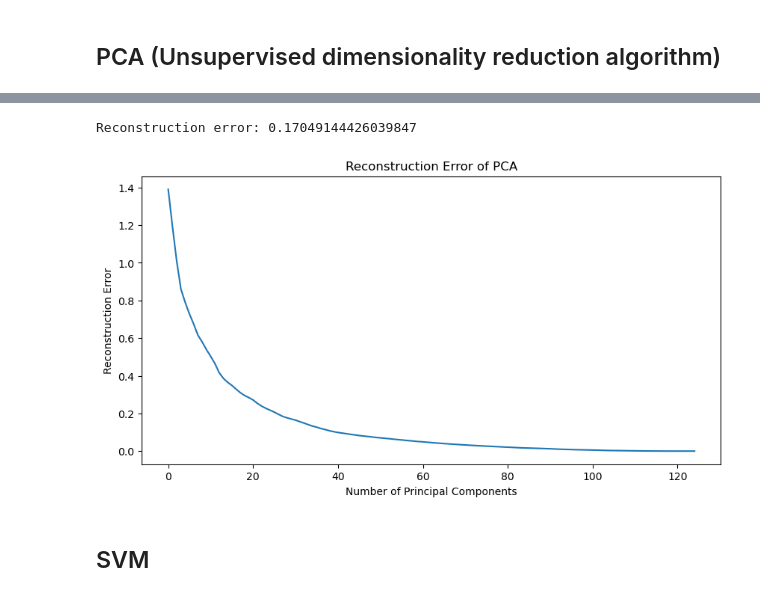
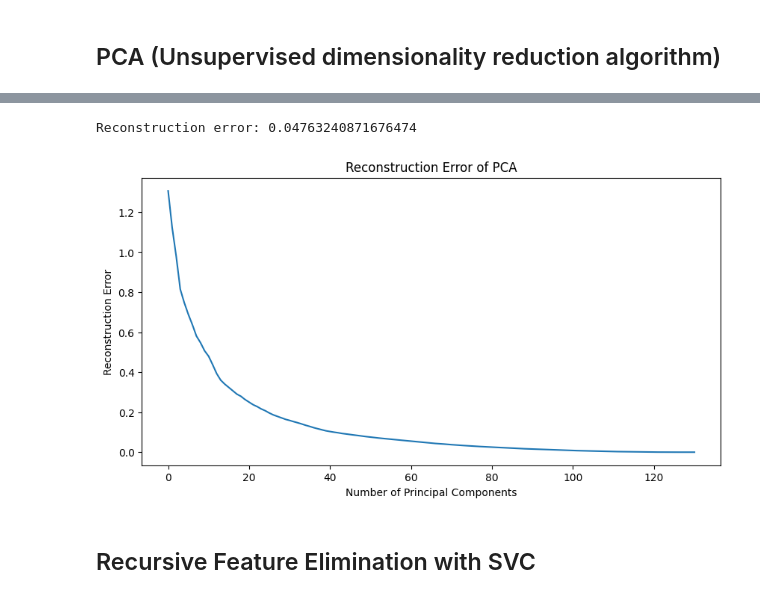
Before and after one commit to aalbayrak394/ComTec-I, a Jupyter notebook: notebooks/02-FeatureSelection.ipynb, the cells around one changed output, grey strips where cells are left out. Drawn from its saved outputs; the diff is of its cells as text; code cells hidden in the pictures.

```diff
--- a/notebooks/02-FeatureSelection.ipynb
+++ b/notebooks/02-FeatureSelection.ipynb
@@ -45,5 +26,10 @@ Name: count, dtype: int64
+# %%
+# Extract features
+X_features = compute_features(X)
 # %% [markdown]
 ## Fisher Score (Supervised feature selection algorithm)
+# %%
+n_features = 65
 # %%
 import matplotlib.pyplot as plt
 
@@ -90,17 +63,15 @@ std_acc_z: 0.2565964496666152
 # %%
 from sklearn.decomposition import PCA
 # %%
-n_components = 30
-
-pca = PCA(n_components=n_components)
-X_train_pca = pca.fit_transform(X_train)
+pca = PCA(n_components=n_features)
+X_pca = pca.fit_transform(X_features)
 
 # plot the explained variance ratio
 plt.figure(figsize=(10, 5))
-plt.bar(range(1, 31), pca.explained_variance_ratio_)
+plt.bar(range(1, n_features+1), pca.explained_variance_ratio_)
 plt.xlabel('Principal Component')
 plt.ylabel('Explained Variance Ratio')
-plt.title(f'Explained Variance Ratio of {n_components} Principal Components')
-plt.savefig('../results/explained_variance_ratio.png')
+plt.title(f'Explained Variance Ratio of {n_features} Principal Components')
+# plt.savefig('../results/explained_variance_ratio.png')
 plt.show()
 # %% [output]
@@ -109,33 +80,33 @@ plt.show()
 # compute reconstruction error
 from sklearn.metrics import root_mean_squared_error
 
-X_train_reconstructed = pca.inverse_transform(X_train_pca)
-reconstruction_error = root_mean_squared_error(X_train, X_train_reconstructed)
+X_reconstructed = pca.inverse_transform(X_pca)
+reconstruction_error = root_mean_squared_error(X_features, X_reconstructed)
 print(f'Reconstruction error: {reconstruction_error}')
 # %% [output]
-Reconstruction error: 0.17049144426039847
+Reconstruction error: 0.04763240871676474
 # %%
 # elbow method to determine optimal number of components
 reconstruction_errors = []
 
-for i in range(1, len(X_train.columns)):
+for i in range(1, len(X_features.columns)):
     pca = PCA(n_components=i)
-    X_train_pca = pca.fit_transform(X_train)
-    X_train_reconstructed = pca.inverse_transform(X_train_pca)
-    reconstruction_error = root_mean_squared_error(X_train, X_train_reconstructed)
+    X_pca = pca.fit_transform(X_features)
+    X_reconstructed = pca.inverse_transform(X_pca)
+    reconstruction_error = root_mean_squared_error(X_features, X_reconstructed)
     reconstruction_errors.append(reconstruction_error)
 
 plt.figure(figsize=(10, 5))
 plt.plot(reconstruction_errors)
 plt.xlabel('Number of Principal Components')
 plt.ylabel('Reconstruction Error')
 plt.title('Reconstruction Error of PCA')
-plt.savefig('../results/pca_reconstruction_error.png')
+# plt.savefig('../results/pca_reconstruction_error.png')
 plt.show()
 # %% [output]
-[figure, old version]
+[figure, new version]
-# %% [markdown]
-## SVM
+# %% [markdown]
+## Recursive Feature Elimination with SVC
 # %%
 from sklearn.feature_selection import RFE
 from sklearn.svm import SVC
```
Also changed, not shown: parts of 15 cells of this notebook.
